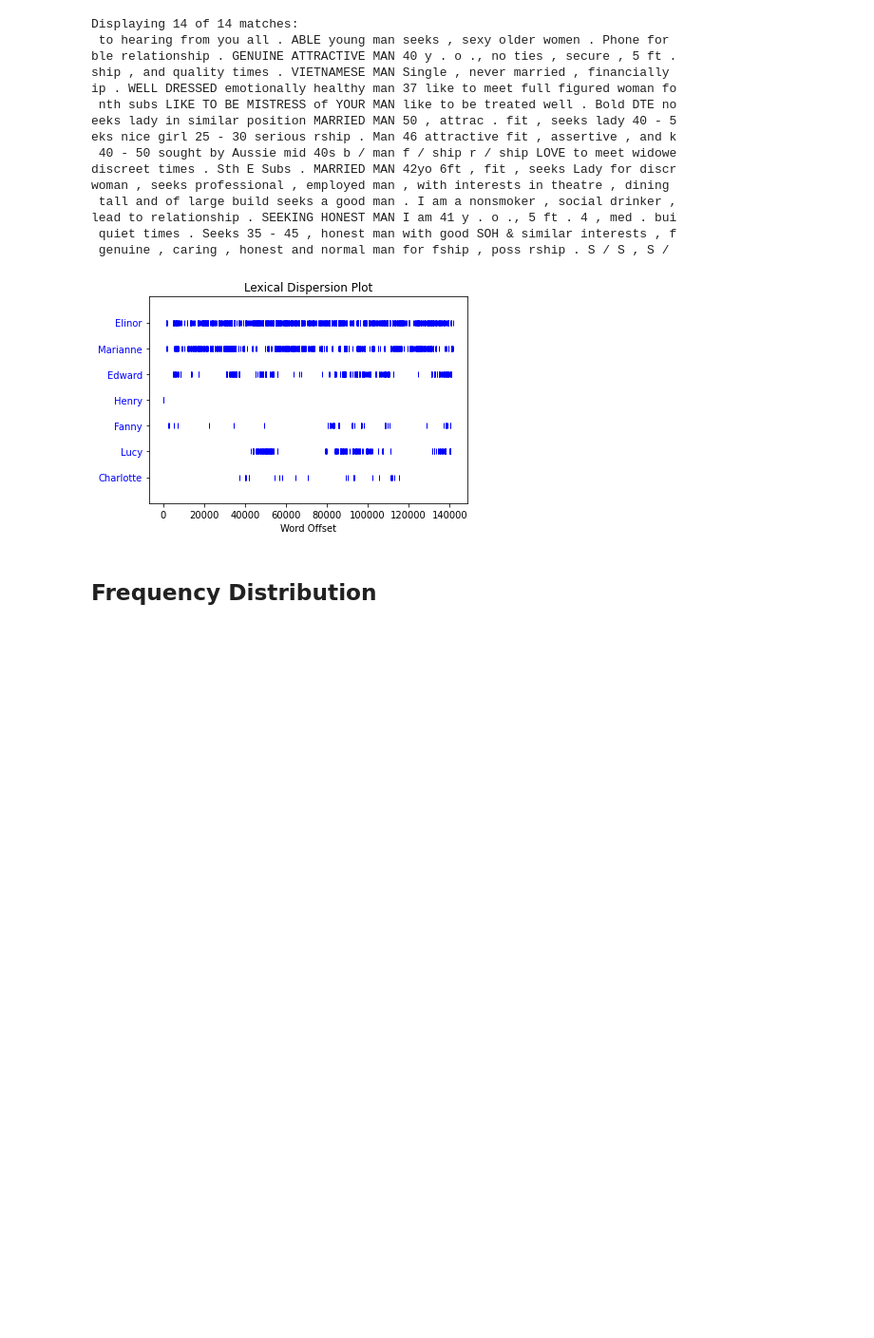
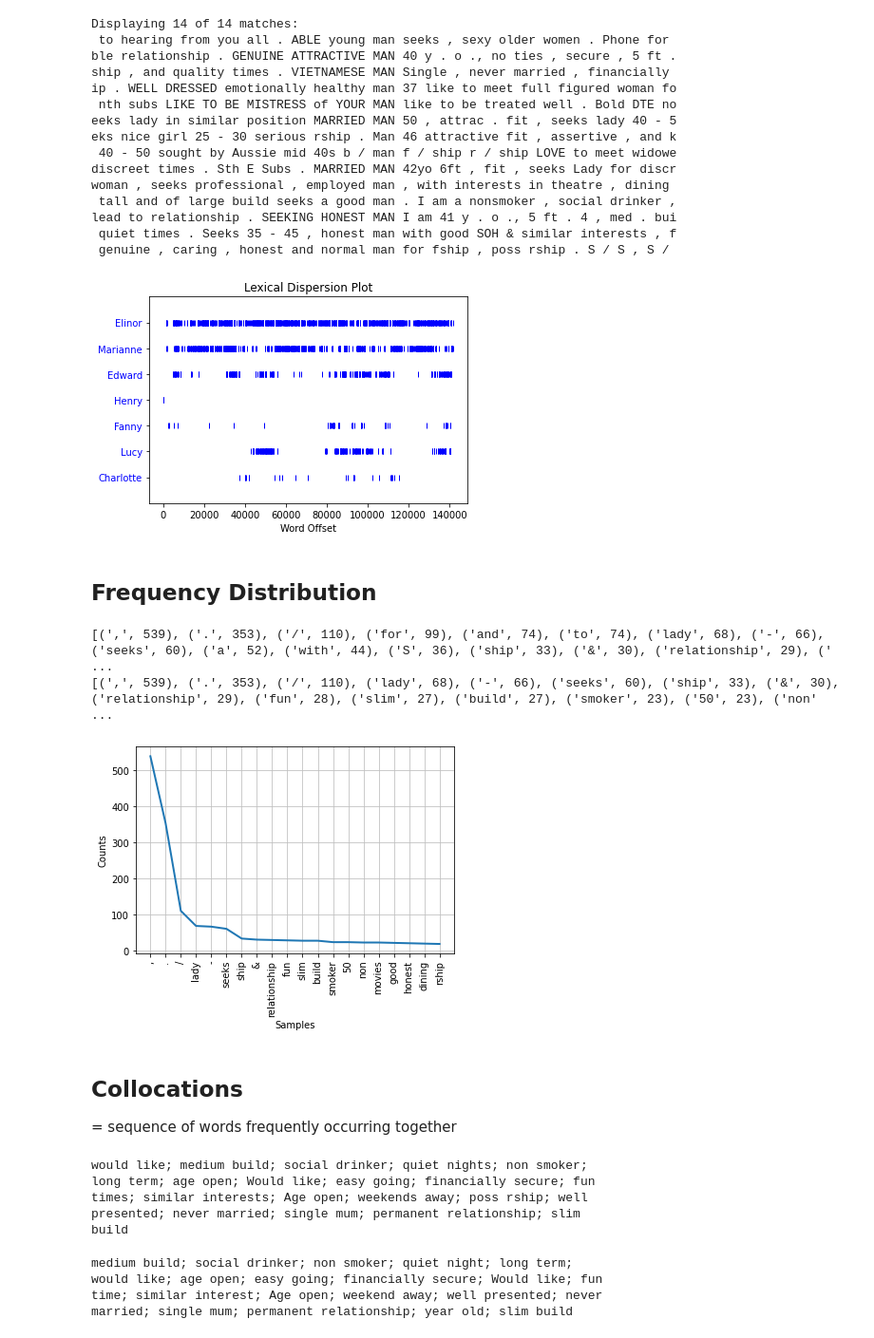
Before and after one commit to HeleneFabia/nlp-exploration, a Jupyter notebook: notebooks/nlp_with_nltk.ipynb, the cells around one changed output. Shown: that part at 95% size. Cells and saved outputs as stored; diff of their text form; code cells hidden in the pictures; blank space fills up the shorter version.

```diff
--- a/notebooks/nlp_with_nltk.ipynb
+++ b/notebooks/nlp_with_nltk.ipynb
@@ -251,3 +251,36 @@ text2.dispersion_plot(["Elinor", "Marianne", "Edward", "Henry", "Fanny", "Lucy",
 ## Frequency Distribution
 # %%
 from nltk import FreqDist
+# %%
+freq_dist1 = FreqDist(text8)
+print(freq_dist1.most_common(20))
+
+meaningful_words = [word for word in text8 if word.casefold() not in stop_words]
+freq_dist2 = FreqDist(meaningful_words)
+print(freq_dist2.most_common(20))
+freq_dist2.plot(20, cumulative=False)
+# %% [output]
+[(',', 539), ('.', 353), ('/', 110), ('for', 99), ('and', 74), ('to', 74), ('lady', 68), ('-', 66), ('seeks', 60), ('a', 52), ('with', 44), ('S', 36), ('ship', 33), ('&', 30), ('relationship', 29), (' ...
+[(',', 539), ('.', 353), ('/', 110), ('lady', 68), ('-', 66), ('seeks', 60), ('ship', 33), ('&', 30), ('relationship', 29), ('fun', 28), ('slim', 27), ('build', 27), ('smoker', 23), ('50', 23), ('non' ...
+[figure, added]
+# %% [markdown]
+## Collocations
+
+= sequence of words frequently occurring together
+# %%
+text8.collocations()
+# %% [output]
+would like; medium build; social drinker; quiet nights; non smoker;
+long term; age open; Would like; easy going; financially secure; fun
+times; similar interests; Age open; weekends away; poss rship; well
+presented; never married; single mum; permanent relationship; slim
+build
+# %%
+lemmatized_words = [lemmatizer.lemmatize(word) for word in text8]
+new_text = nltk.Text(lemmatized_words)
+new_text.collocations()
+# %% [output]
+medium build; social drinker; non smoker; quiet night; long term;
+would like; age open; easy going; financially secure; Would like; fun
+time; similar interest; Age open; weekend away; well presented; never
+married; single mum; permanent relationship; year old; slim build
```
